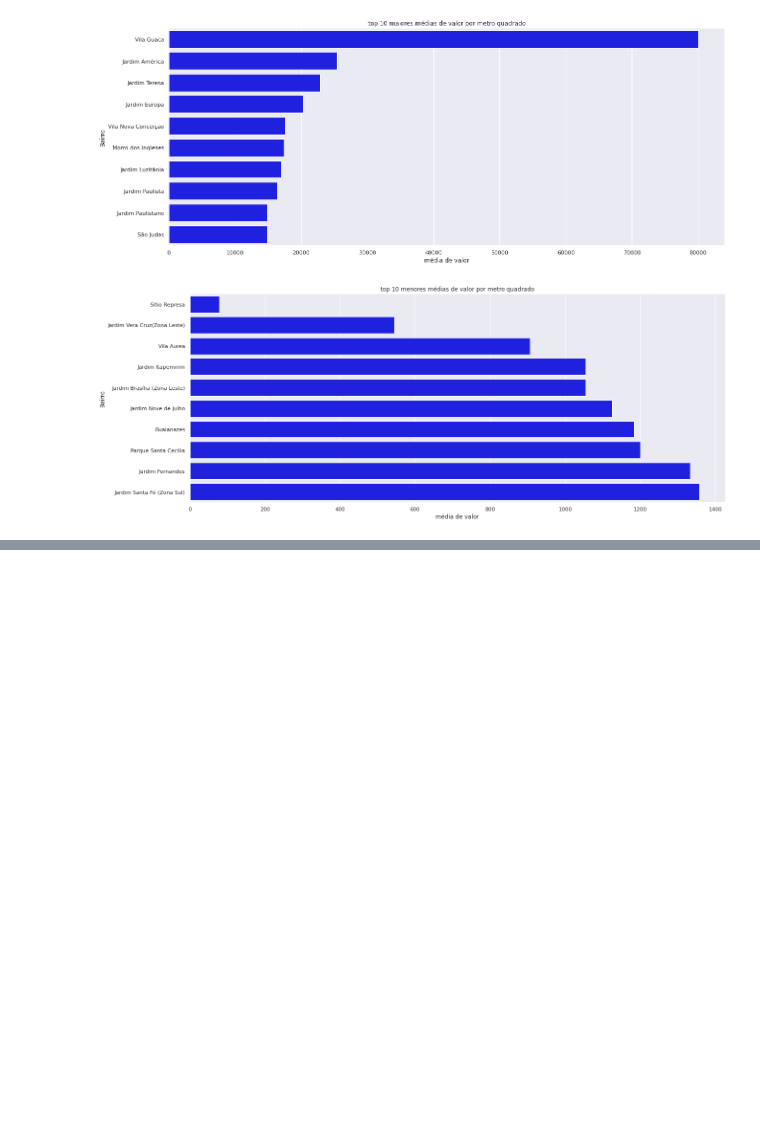
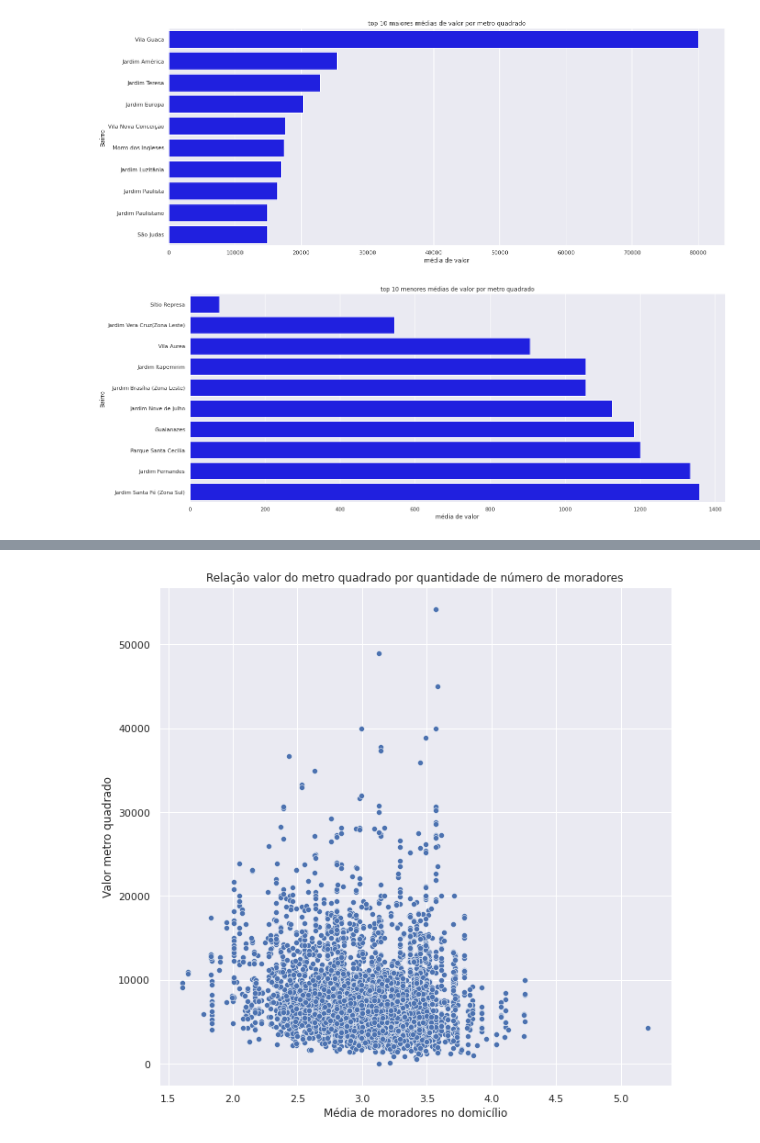
Before and after one commit to jackson541/machine-learning, a Jupyter notebook: projetos/4 - imersao dados alura.ipynb, the cells around one changed output, grey strips where cells are left out. Cells and saved outputs as stored; diff of their text form; code cells hidden in the pictures; blank space fills up the shorter version.

```diff
--- a/projetos/4 - imersao dados alura.ipynb
+++ b/projetos/4 - imersao dados alura.ipynb
@@ -224,0 +291,10 @@ plt.show()
+# %%
+# analisando a quantidade de m2 em relação a quantidade de moradores das residências
+plt.figure(figsize = (10, 10))
+graph = sns.scatterplot(data=dados_vendas_censo, x='V003', y='Valor_m2')
+graph.set_title("Relação valor do metro quadrado por quantidade de número de moradores")
+graph.set_ylabel("Valor metro quadrado")
+graph.set_xlabel("Média de moradores no domicílio")
+plt.show()
+# %% [output]
+[figure, added]
```
Also changed, not shown: parts of 23 cells of this notebook, 1 other file.
